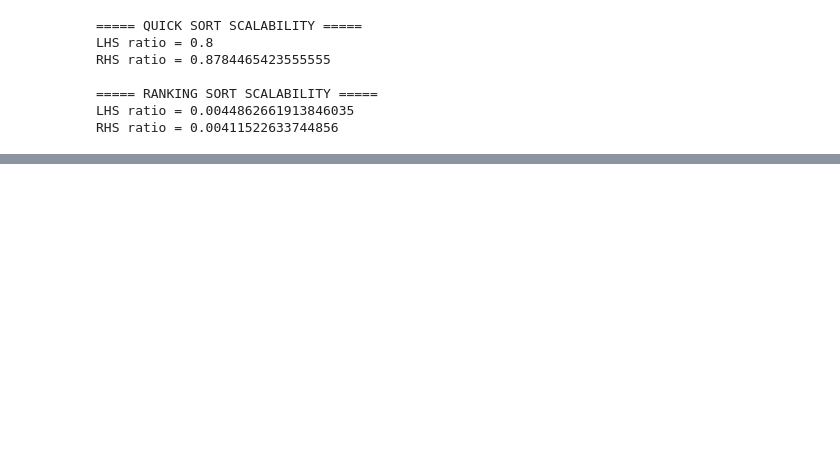
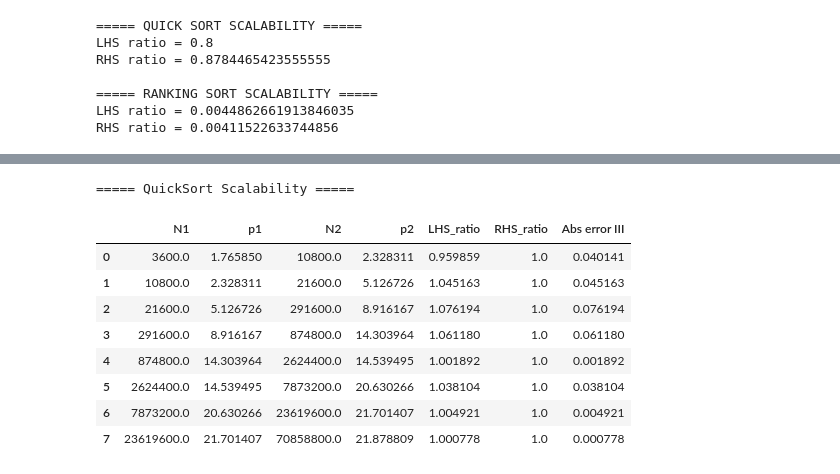
Before and after one commit to marcelino123455/ProyectoParalela, a Jupyter notebook: graficador.ipynb, the cells around one changed output, grey strips where cells are left out. Saved outputs shown, nothing was run; the diff lists cells and outputs as text; code cells hidden in the pictures; blank space fills up the shorter version.

```diff
--- a/graficador.ipynb
+++ b/graficador.ipynb
@@ -976,0 +1330,48 @@ RHS ratio = 0.00411522633744856
+# %%
+def check_escalabilidad_qs(df_intersections, verbose=True):
+    df_sorted = df_intersections.sort_values("N").reset_index(drop=True)
+    results = []
+
+    for i in range(len(df_sorted)-1):
+        N1, p1 = df_sorted.loc[i, ["N","p"]]
+        N2, p2 = df_sorted.loc[i+1, ["N","p"]]
+
+        # lhs_ratio = (p1**np.sqrt(p1)) / (p2**np.sqrt(p2))
+        lhs_ratio = p1**(1/p1) / p2**(1/p2)
+        # lhs_ratio_2 = (p1**np.sqrt(p1)) / (p2**np.sqrt(p2))
+
+        rhs_ratio = 1/1
+        rel_error = abs(lhs_ratio - rhs_ratio) / rhs_ratio
+
+        results.append({
+            "N1": N1, "p1": p1,
+            "N2": N2, "p2": p2,
+            "LHS_ratio": lhs_ratio,
+            "RHS_ratio": rhs_ratio,
+            "Abs error III": abs(lhs_ratio - rhs_ratio),
+            # "Abs error III": abs(lhs_ratio_2 - rhs_ratio),
+            # "Relative_error": rel_error
+        })
+        if verbose:
+            print(f"\nCheck N1={N1}, N2={N2}")
+            print(f"LHS ratio (p^√p) = {lhs_ratio:.4f}")
+            print(f"RHS ratio (N)     = {rhs_ratio:.4f}")
+            # print(f"Relative error    = {rel_error:.4f}")
+            print(f"Abs error    = {abs(lhs_ratio - rhs_ratio):.4f}")
+
+    return pd.DataFrame(results)
+print("===== QuickSort Scalability =====")
+scal_qs = check_escalabilidad_qs(intersections_qs, False)
+
+display(scal_qs)
+# %% [output]
+===== QuickSort Scalability =====
+|  | N1 | p1 | N2 | p2 | LHS_ratio | RHS_ratio | Abs error III |
+| 0 | 3600.0 | 1.765850 | 10800.0 | 2.328311 | 0.959859 | 1.0 | 0.040141 |
+| 1 | 10800.0 | 2.328311 | 21600.0 | 5.126726 | 1.045163 | 1.0 | 0.045163 |
+| 2 | 21600.0 | 5.126726 | 291600.0 | 8.916167 | 1.076194 | 1.0 | 0.076194 |
+| 3 | 291600.0 | 8.916167 | 874800.0 | 14.303964 | 1.061180 | 1.0 | 0.061180 |
+| 4 | 874800.0 | 14.303964 | 2624400.0 | 14.539495 | 1.001892 | 1.0 | 0.001892 |
+| 5 | 2624400.0 | 14.539495 | 7873200.0 | 20.630266 | 1.038104 | 1.0 | 0.038104 |
+| 6 | 7873200.0 | 20.630266 | 23619600.0 | 21.701407 | 1.004921 | 1.0 | 0.004921 |
+| 7 | 23619600.0 | 21.701407 | 70858800.0 | 21.878809 | 1.000778 | 1.0 | 0.000778 |
```
Also changed, not shown: parts of 12 cells of this notebook, 1 other file.
